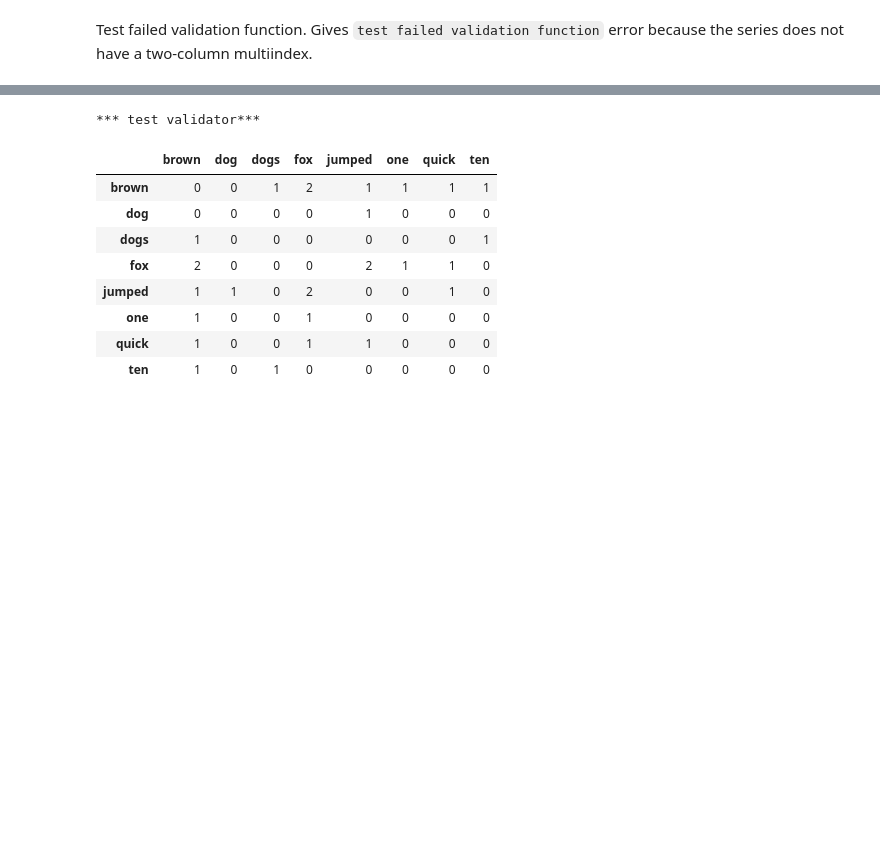
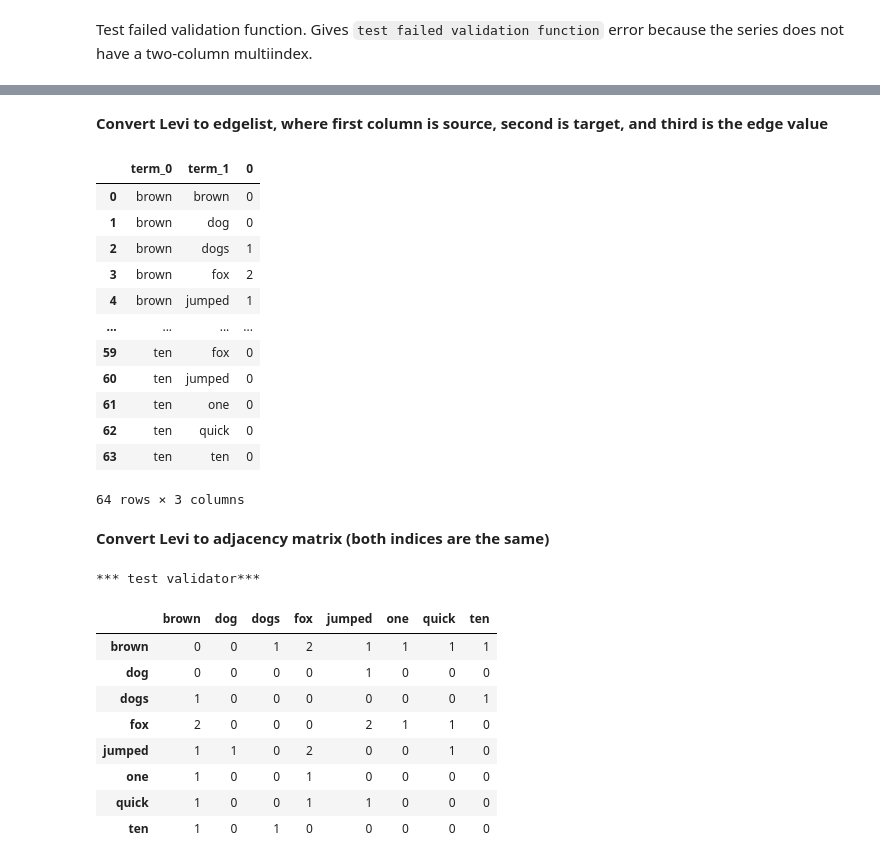
Before and after one commit to usnistgov/grabble, a Jupyter notebook: notebooks/python_decorator.ipynb, the cells around one changed output, grey strips where cells are left out. Saved outputs shown, nothing was run; the diff lists cells and outputs as text; code cells hidden in the pictures; blank space fills up the shorter version.

```diff
--- a/notebooks/python_decorator.ipynb
+++ b/notebooks/python_decorator.ipynb
@@ -196 +234,22 @@ Test failed validation function. Gives `test failed validation function` error b
+# %% [markdown]
+**Convert Levi to edgelist, where first column is source, second is target, and third is the edge value**
+# %%
+el = levi_series.levi.to_edgelist(level_0="term_0", level_1="term_1")
+el
+# %% [output]
+|  | term_0 | term_1 | 0 |
+| 0 | brown | brown | 0 |
+| 1 | brown | dog | 0 |
+| 2 | brown | dogs | 1 |
+| 3 | brown | fox | 2 |
+| 4 | brown | jumped | 1 |
+| ... | ... | ... | ... |
+| 59 | ten | fox | 0 |
+| 60 | ten | jumped | 0 |
+| 61 | ten | one | 0 |
+| 62 | ten | quick | 0 |
+| 63 | ten | ten | 0 |
+64 rows × 3 columns
+# %% [markdown]
+**Convert Levi to adjacency matrix (both indices are the same)**
 # %%
```
Also changed, not shown: parts of 58 cells of this notebook, 2 other files.
